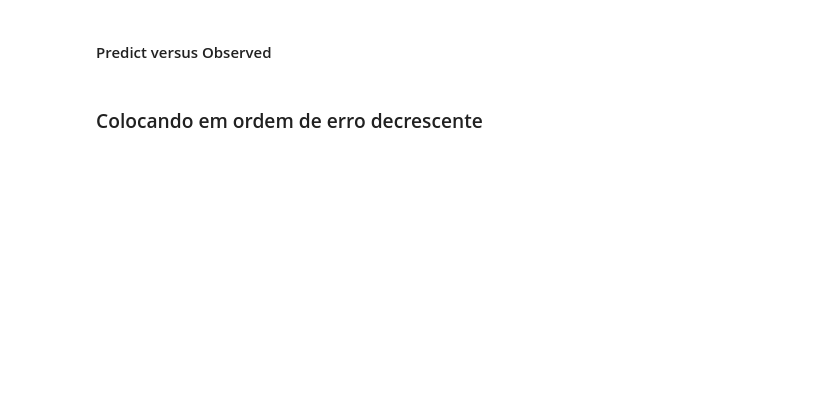
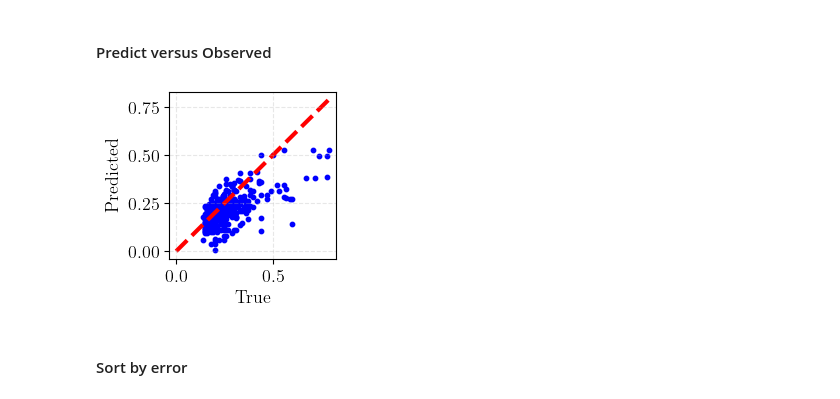
Before and after one commit to wmpjrufg/crack_prediction_symbolic_regression, a Jupyter notebook: descriptive_stats.ipynb, the cells around one changed output. Saved outputs shown, nothing was run; the diff lists cells and outputs as text; code cells hidden in the pictures; blank space fills up the shorter version.

```diff
--- a/descriptive_stats.ipynb
+++ b/descriptive_stats.ipynb
@@ -233,5 +233,50 @@ for i in cols_compare:
 # %% [markdown]
 #### Predict versus Observed
+# %%
+y_val_obs_aux = df['wexp-(mm)'].tolist()
+y_val_pre_aux = df['fib-model-code-2010'].tolist()
+# %%
+# Figure dimension
+width_cm = 5.5
+height_cm = 5.5
+inches_per_cm = 1 / 2.54
+width_in = width_cm * inches_per_cm
+height_in = height_cm * inches_per_cm
+
+# Labels properties
+label_x = 'True'
+label_y = 'Predicted'
+label_size = 13
+axis_size = 13
+label_color = 'black'
+
+# Scatter Plot
+point_size = 10
+color_scatter = 'blue'
+plt.figure(figsize=(width_in, height_in))
+plt.scatter(y_val_obs_aux, y_val_pre_aux, s=point_size, c=color_scatter)
+
+# Regression Line
+regression_line_color = 'red'
+regression_line_style = '--'
+regression_line_width = 3
+x_line = np.array([0, max(y_val_obs_aux)])
+y_line = x_line
+plt.plot(x_line, y_line,
+         color=regression_line_color,
+         linestyle=regression_line_style,
+         linewidth=regression_line_width,
+         zorder=1)
+
+plt.tick_params(axis='both', which='major', labelsize=axis_size)
+plt.xlabel(label_x, fontsize=label_size, color=label_color)
+plt.ylabel(label_y, fontsize=label_size, color=label_color)
+plt.grid(True, linestyle='--', alpha=0.3)
+
+plt.show()
+# plt.savefig('validation_scatter_train.png', dpi=600)
+# %% [output]
+[figure, added]
 # %% [markdown]
-### Colocando em ordem de erro decrescente
+#### Sort by error
 # %%
```
Also changed, not shown: parts of 15 cells of this notebook, 2 other files.
